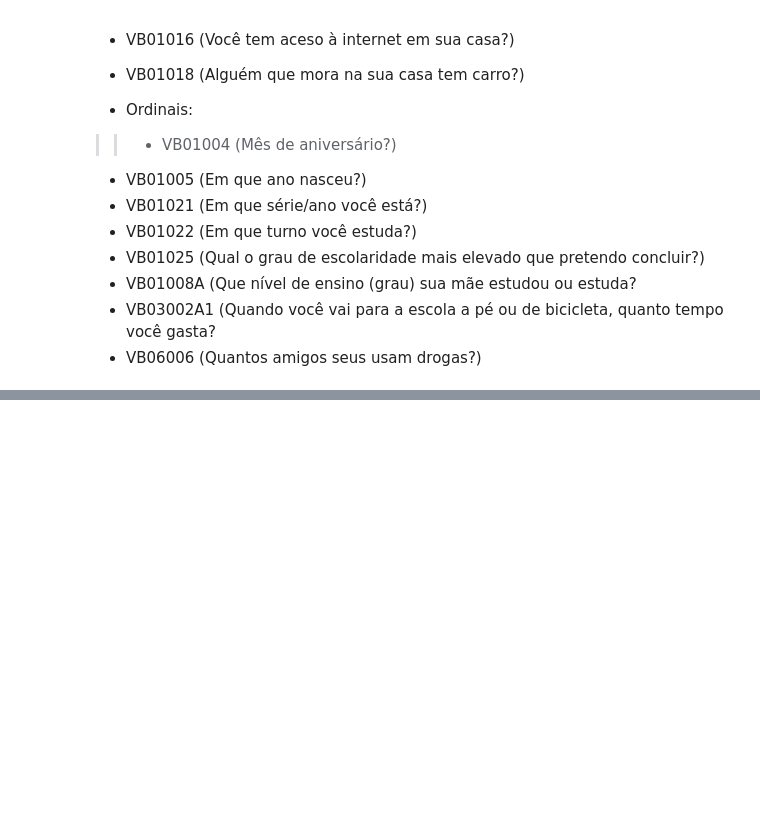
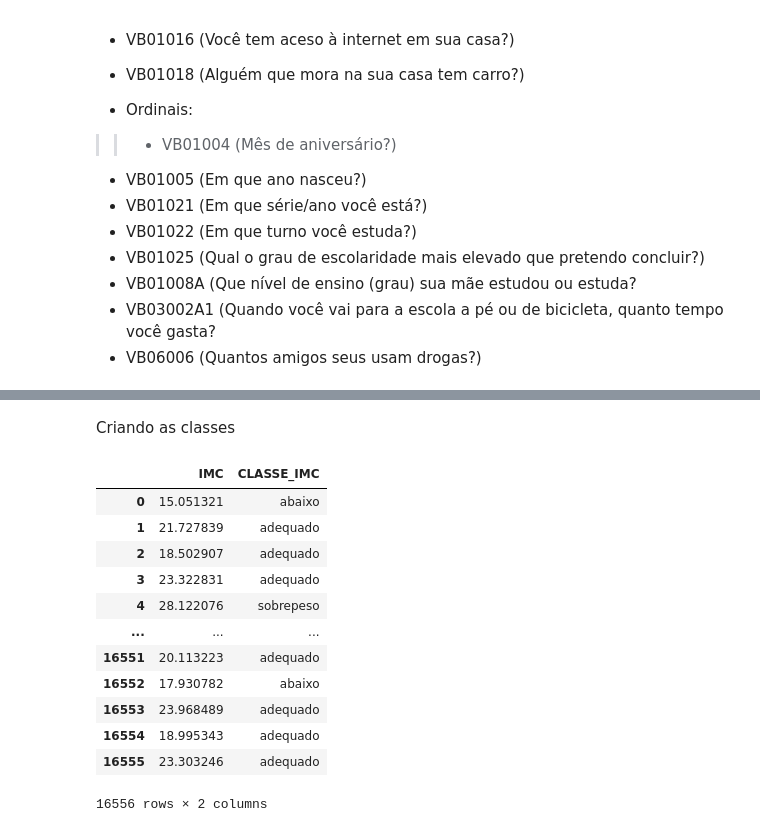
Before and after one commit to AdamStamm/bootcamp_alura, a Jupyter notebook: Notebooks/Bootcamp_Data_Science_Modulo_3.ipynb, the cells around one changed output, grey strips where cells are left out. Cells and saved outputs as stored; diff of their text form; code cells hidden in the pictures; blank space fills up the shorter version.

```diff
--- a/Notebooks/Bootcamp_Data_Science_Modulo_3.ipynb
+++ b/Notebooks/Bootcamp_Data_Science_Modulo_3.ipynb
@@ -154,5 +154,5 @@ Também é importante olhar o dicionário de dados, se verificarmos a coluna PES
 # %%
 #carregando conjunto de dados com os parâmetros adicionais (deixei uma nova
 #célula apenas por questão didática)
-df = pd.read_csv(zip.open(caminho_arquivo_zip), sep=';',thousands='.', decimal=',')
+dados = pd.read_csv(zip.open(caminho_arquivo_zip), sep=';',thousands='.', decimal=',')
 # %%
@@ -300,0 +412,7 @@ comparável aos inquéritos internacionais.
+# %%
+#Criando a variável IMC (VB17003: peso, VB17004: altura),
+#o IMC é o resultado da divisão do peso pela a altura ao quadrado
+#como a altura está em centimetros e o IMC faz a conta por metros iremos dividir
+#por 100 a altura.
+dados['IMC'] = dados['VB17003'] / ((dados['VB17004']/100)**2)
+dados['IMC']
@@ -300,0 +432,26 @@ comparável aos inquéritos internacionais.
+# %% [markdown]
+Criando as classes
+# %%
+classes = [0, 18.5, 25, 30, 35, 60]
+labels = ['abaixo', 'adequado', 'sobrepeso', 'obesidade grau I', 'obesidade grau II']
+
+dados['CLASSE_IMC'] = pd.cut(x = dados['IMC'],
+       bins = classes,
+       labels = labels,
+       include_lowest = True)
+
+dados[['IMC','CLASSE_IMC']]
+# %% [output]
+|  | IMC | CLASSE_IMC |
+| 0 | 15.051321 | abaixo |
+| 1 | 21.727839 | adequado |
+| 2 | 18.502907 | adequado |
+| 3 | 23.322831 | adequado |
+| 4 | 28.122076 | sobrepeso |
+| ... | ... | ... |
+| 16551 | 20.113223 | adequado |
+| 16552 | 17.930782 | abaixo |
+| 16553 | 23.968489 | adequado |
+| 16554 | 18.995343 | adequado |
+| 16555 | 23.303246 | adequado |
+16556 rows × 2 columns
```
Also changed, not shown: parts of 39 cells of this notebook.
